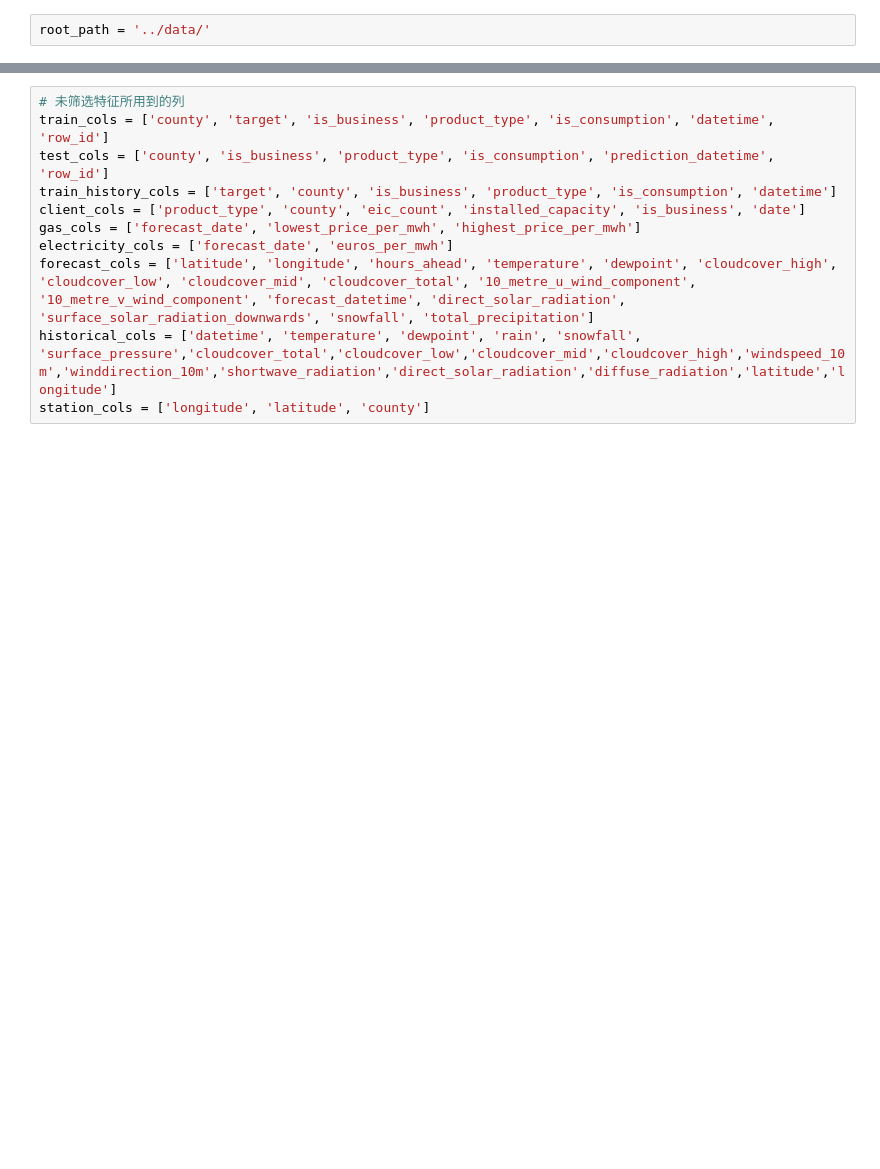
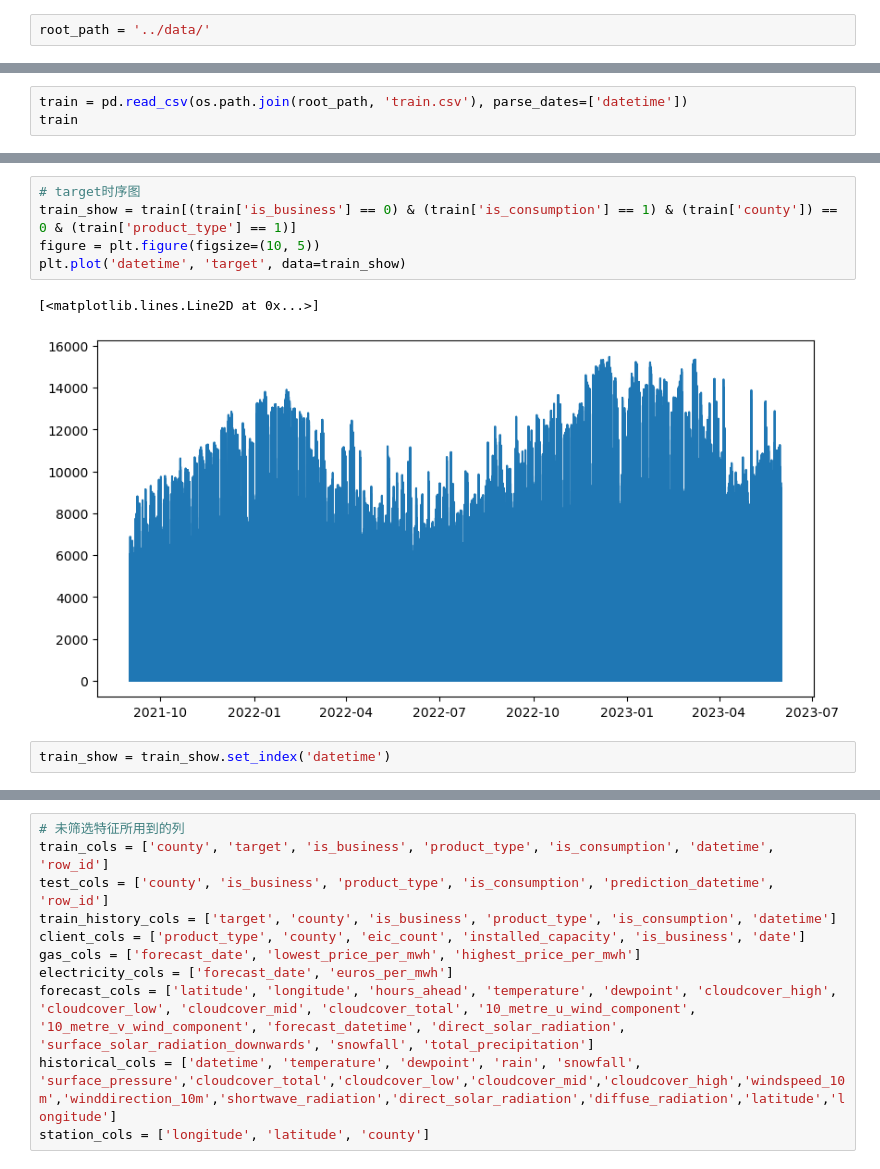
Before and after one commit to Accoutant/kaggle_competition, a Jupyter notebook: models/train-and-predict.ipynb, the cells around one changed output, grey strips where cells are left out. Drawn from its saved outputs; the diff is of its cells as text; blank space fills up the shorter version.

```diff
--- a/models/train-and-predict.ipynb
+++ b/models/train-and-predict.ipynb
@@ -16,0 +37,3 @@ root_path = '../data/'
+# %%
+train = pd.read_csv(os.path.join(root_path, 'train.csv'), parse_dates=['datetime'])
+train
@@ -16,0 +54,10 @@ root_path = '../data/'
+# %%
+# target时序图
+train_show = train[(train['is_business'] == 0) & (train['is_consumption'] == 1) & (train['county']) == 0 & (train['product_type'] == 1)]
+figure = plt.figure(figsize=(10, 5))
+plt.plot('datetime', 'target', data=train_show)
+# %% [output]
+[<matplotlib.lines.Line2D at 0x...>]
+[figure, added]
+# %%
+train_show = train_show.set_index('datetime')
```
Also changed, not shown: parts of 19 cells of this notebook, 3 other files.
